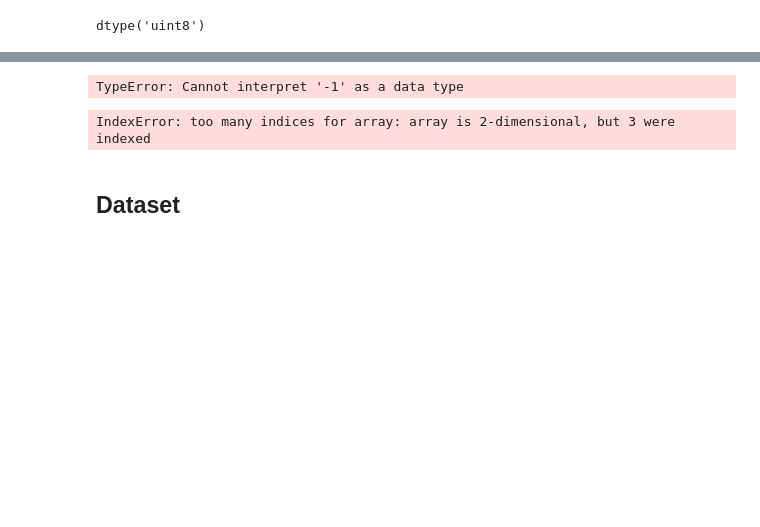
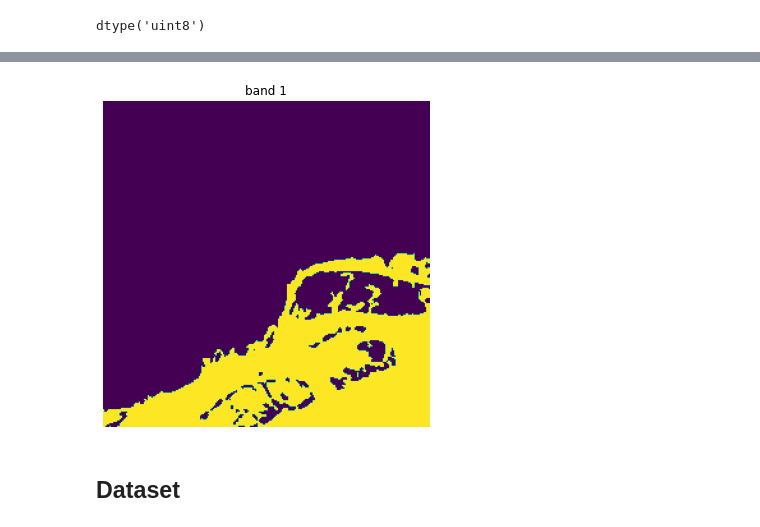
Before and after one commit to pascalhorton/flood-segmentation, a Jupyter notebook: Flood_segmentation.ipynb, the cells around one changed output, grey strips where cells are left out. Cells and saved outputs as stored; diff of their text form; code cells hidden in the pictures; blank space fills up the shorter version.

```diff
--- a/Flood_segmentation.ipynb
+++ b/Flood_segmentation.ipynb
@@ -167,16 +230,11 @@ flood_label.max()
 # %%
-flood_label = flood_label.view(-1)
+# Transform the mask
+flood_label = flood_label[:,:,0]
 flood_label[flood_label>0] = 1
+
+show_images(band_1=flood_label)
 # %% [output]
-TypeError: Cannot interpret '-1' as a data type
+[figure, added]
-# %%
-flood_label.shape
-
-show_images(band_1=flood_label,
-            band_2=flood_label[:,:,1],
-            band_3=flood_label[:,:,2])
-# %% [output]
-IndexError: too many indices for array: array is 2-dimensional, but 3 were indexed
 # %% [markdown]
 ## Dataset
 # %%
```
Also changed, not shown: parts of 17 cells of this notebook.
